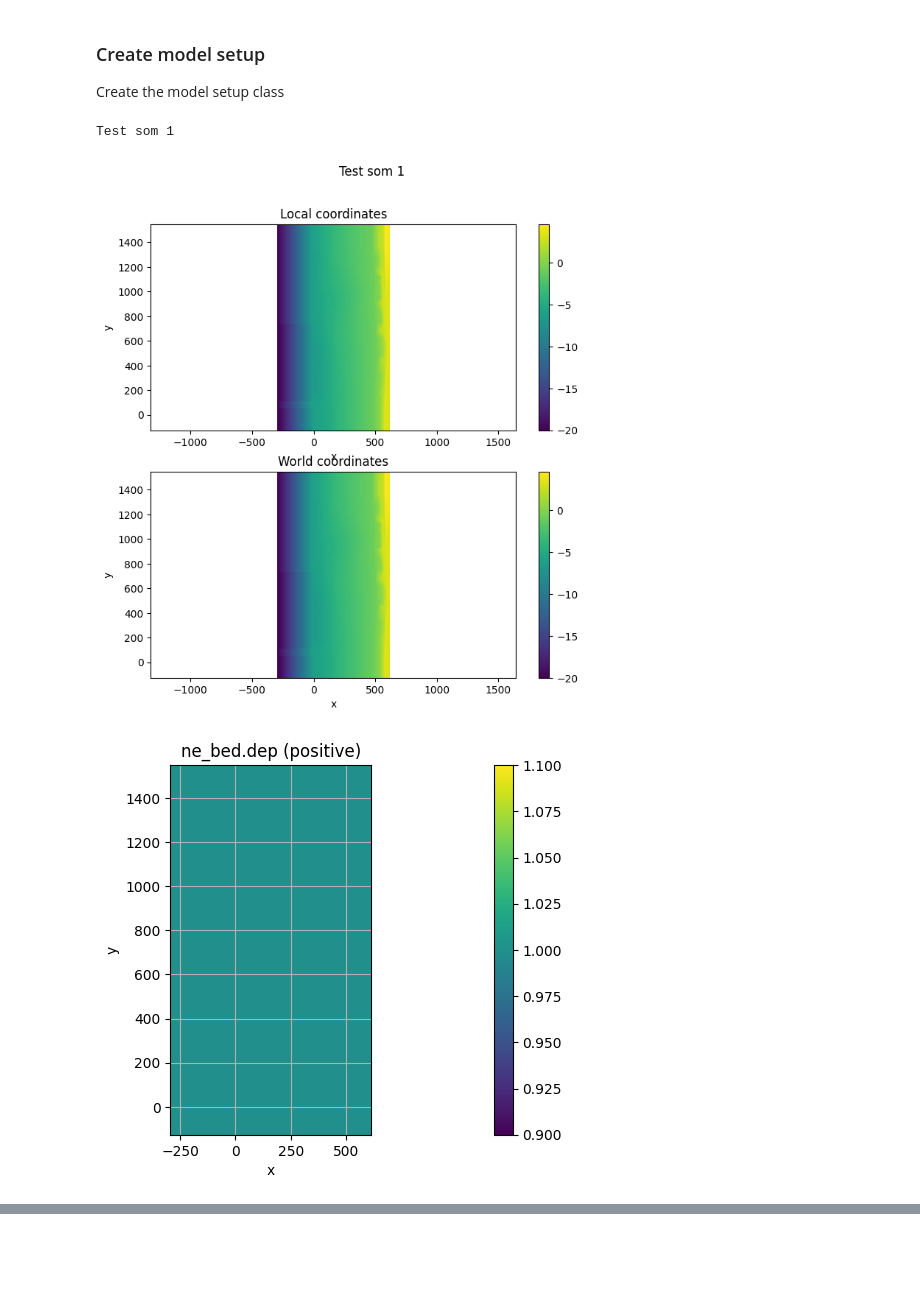
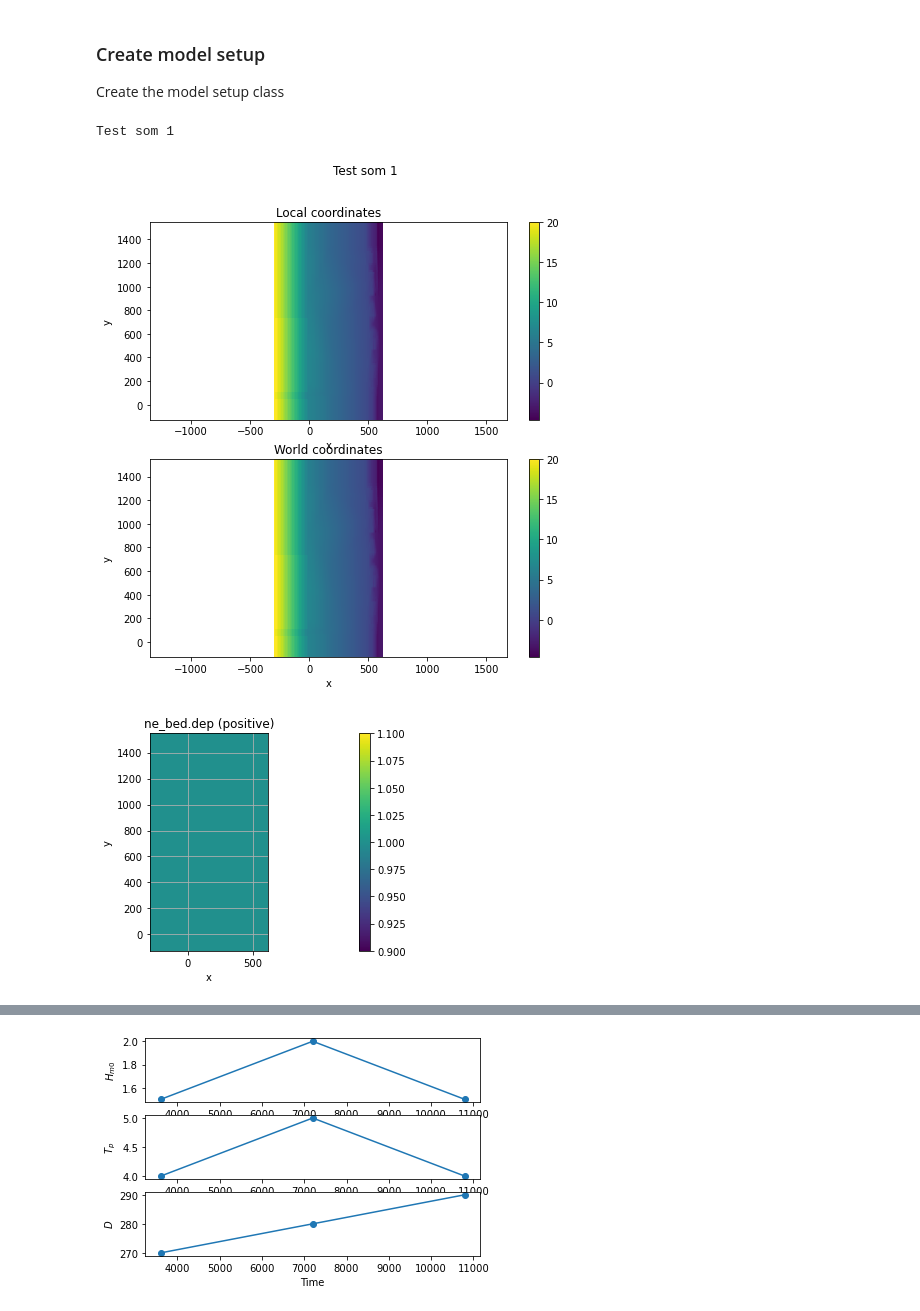
Before and after one commit to openearth/xbeach-toolbox, a Jupyter notebook: examples/xbeach-setup-2D.ipynb, the cells around one changed output, grey strips where cells are left out. Cells and saved outputs as stored; diff of their text form; code cells hidden in the pictures; blank space fills up the shorter version.

Commit message:
fix posdwn

```diff
--- a/examples/xbeach-setup-2D.ipynb
+++ b/examples/xbeach-setup-2D.ipynb
@@ -151,31 +151,31 @@ Create the model setup class
 # %%
 xb_setup = XBeachModelSetup('Test som 1')
 
 print(xb_setup)
 
-xb_setup.set_grid(xgr,ygr,zgr)
+xb_setup.set_grid(xgr,ygr,zgr, posdwn=-1)
 xb_setup.set_nebed(np.ones_like(zgr))
 xb_setup.set_friction(np.ones_like(zgr))
 
 #xb_setup.set_waves('jons',{'Hm0':2,'Tp':5,'gammajsp':3.3, 's' : 10000, 'mainang':270,'fnyq':1})
 xb_setup.set_waves('jonstable',{'Hm0':[1.5, 2, 1.5],'Tp':[4, 5, 4],'gammajsp':[3.3, 3.3, 3.3], 's' : [20,20,20], 'mainang':[270,280, 290],'duration':[3600, 3600, 3600],'dtbc':[1,1,1]})
 
 xb_setup.set_params({'Wavemodel':'surfbeat',
                      'morphology':0,
                      'befriccoef':0.01,
                      'tstop':3600,
                      'zs0':0,
                      'nglobalvar':['zb','zs','H'],
                      'npointvar':['zs','H'],
                      'nmeanvar':['zb'],
                      'npoints':['1 0', '6 0', '10 0', '12 0']})
 
 
 sim_path = os.path.join('xb-2D')
 if not os.path.exists(sim_path):
     os.mkdir(sim_path)
 xb_setup.write_model(os.path.join(sim_path))
 # %% [output]
 Test som 1
-[figure, old version]
+[figure, new version]
-[figure, old version]
+[figure, new version]
@@ -182,0 +183 @@ Test som 1
+[figure, added]
```
Also changed, not shown: parts of 7 cells of this notebook, 1 other file.
